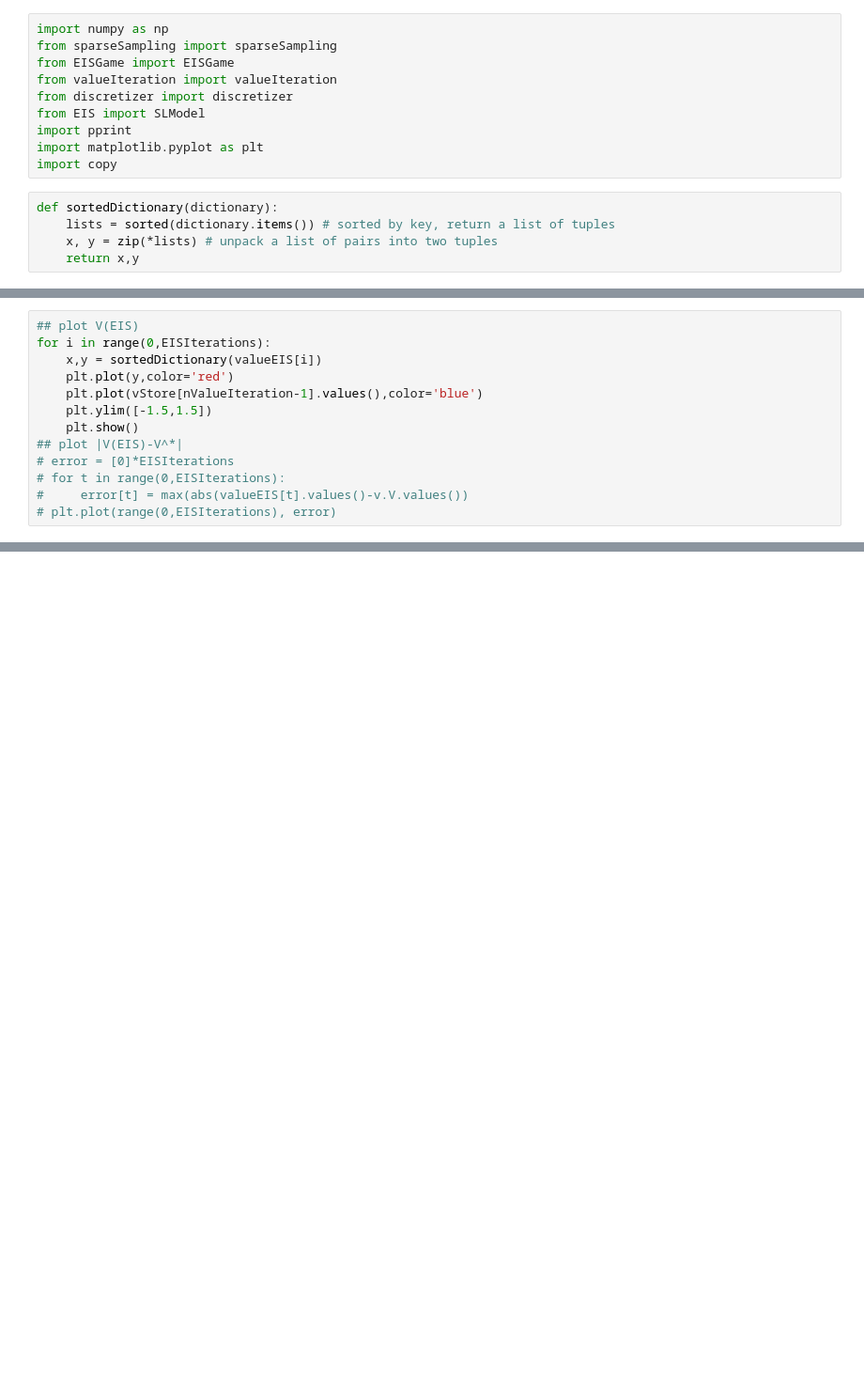
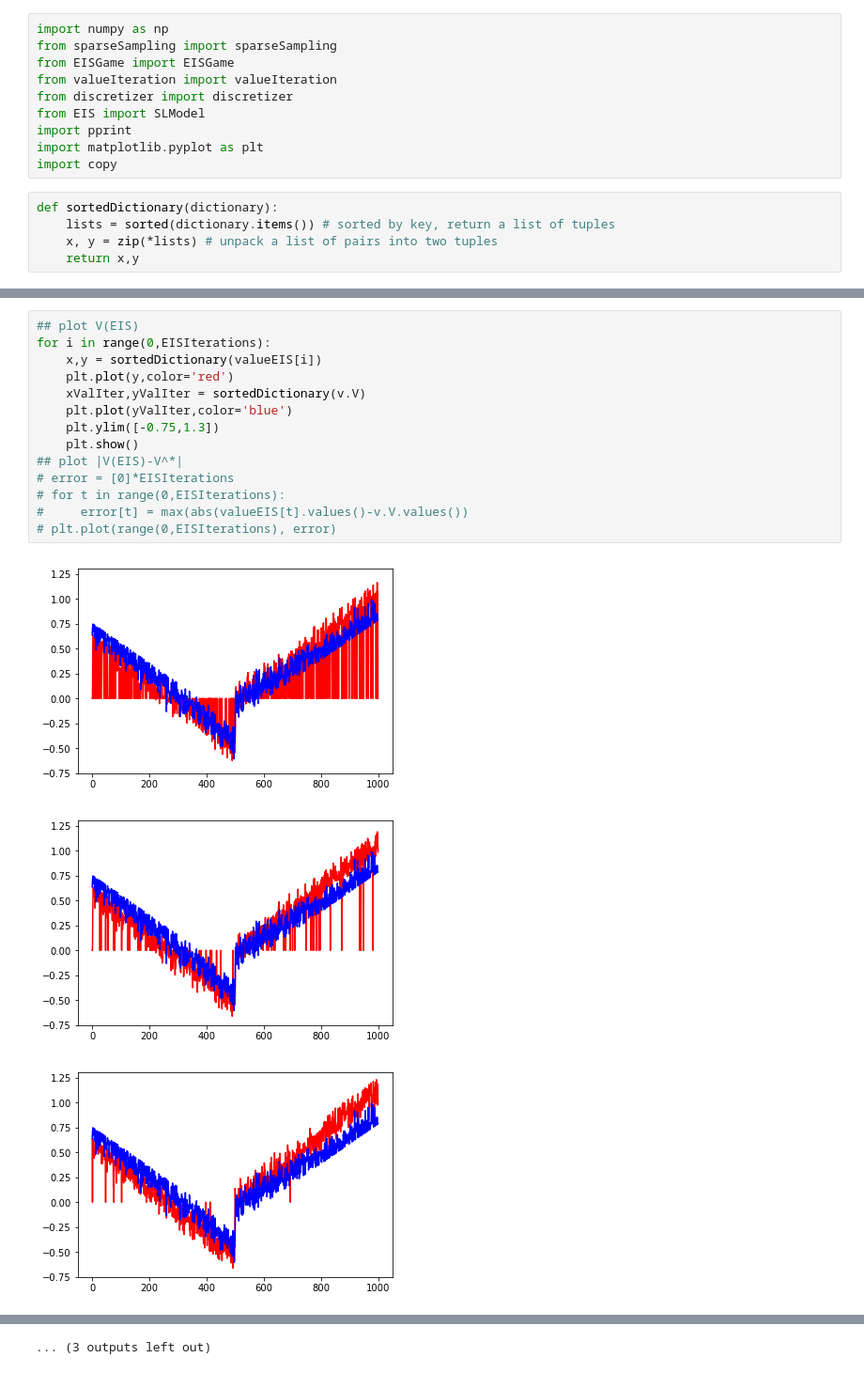
Before and after one commit to s2c/ExploreImproveSupervise, a Jupyter notebook: EIS.ipynb, the cells around one changed output, grey strips where cells are left out. Shown: that part at 94% size. Saved outputs shown, nothing was run; the diff lists cells and outputs as text; blank space fills up the shorter version.

```diff
--- a/EIS.ipynb
+++ b/EIS.ipynb
@@ -87,13 +98,18 @@ The starting state is -0.32403652380472026
 # %%
 ## plot V(EIS)
 for i in range(0,EISIterations):
     x,y = sortedDictionary(valueEIS[i])
     plt.plot(y,color='red')
-    plt.plot(vStore[nValueIteration-1].values(),color='blue')
-    plt.ylim([-1.5,1.5])
+    xValIter,yValIter = sortedDictionary(v.V)
+    plt.plot(yValIter,color='blue')
+    plt.ylim([-0.75,1.3])
     plt.show()
 ## plot |V(EIS)-V^*|
 # error = [0]*EISIterations
 # for t in range(0,EISIterations):
 #     error[t] = max(abs(valueEIS[t].values()-v.V.values())
 # plt.plot(range(0,EISIterations), error)
+# %% [output]
+[figure, added]
+[figure, added]
+[figure, added]
@@ -99,0 +125 @@ for i in range(0,EISIterations):
+... (3 outputs left out)
```
Also changed, not shown: parts of 5 cells of this notebook, 1 other file.
